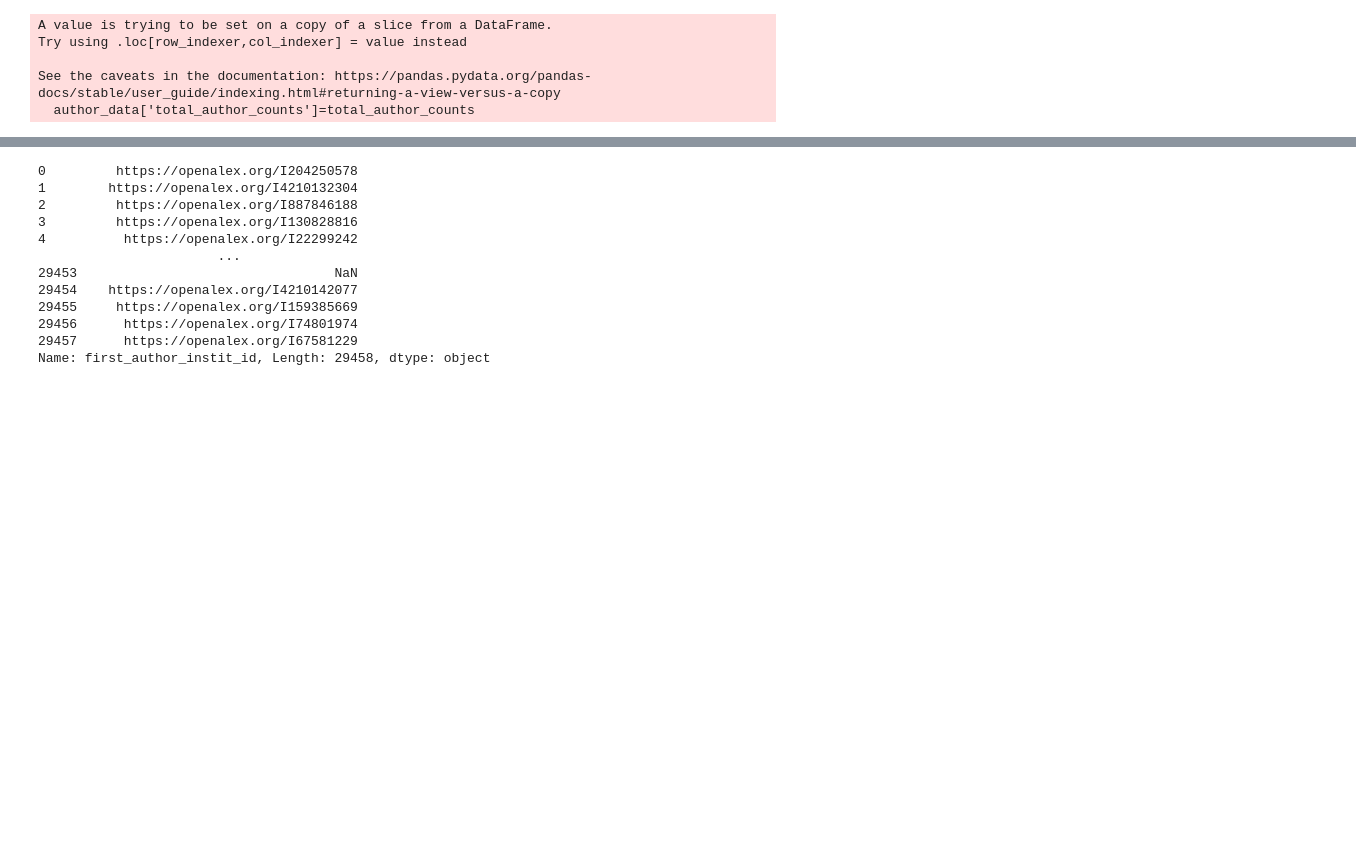
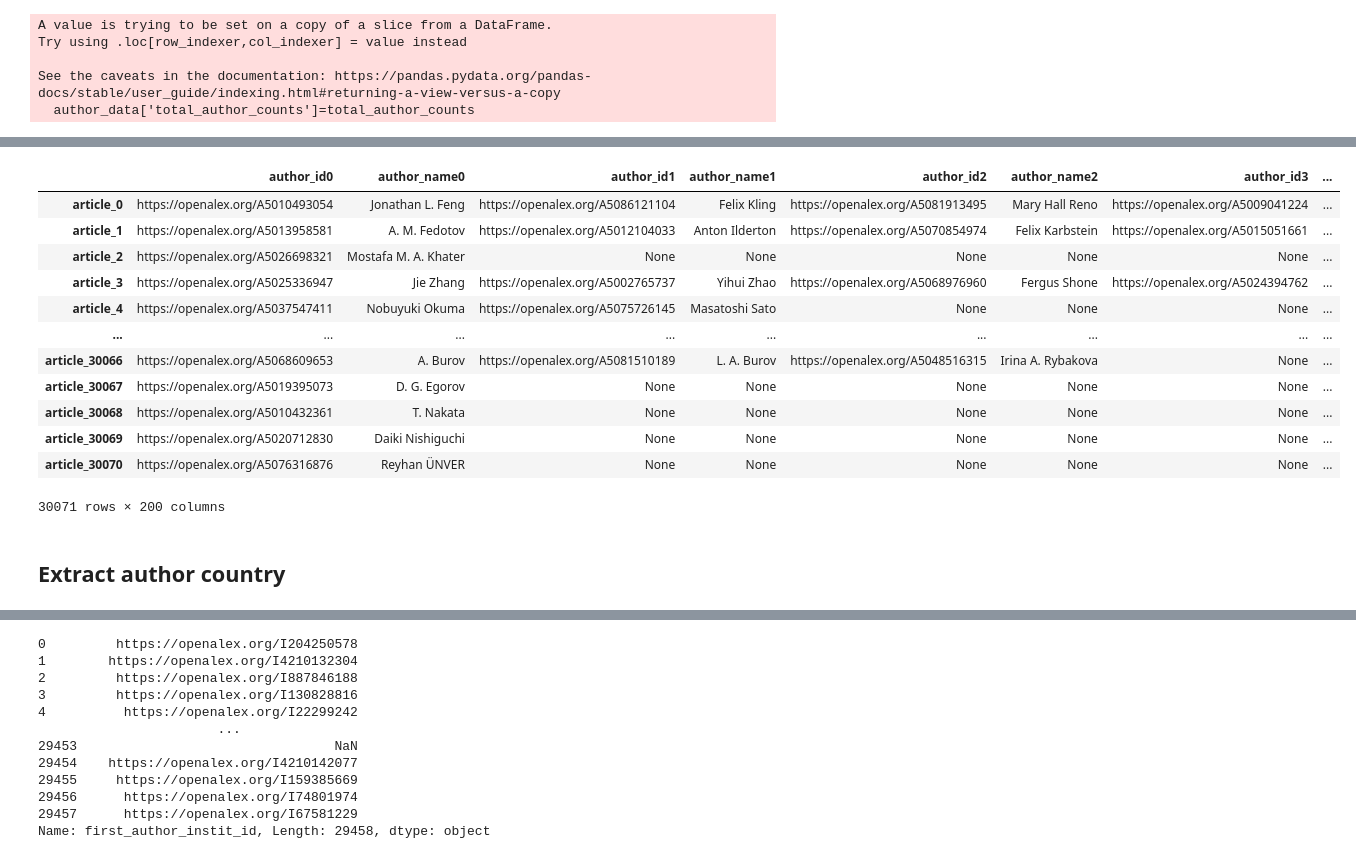
Before and after one commit to SINEBB/Thesis, a Jupyter notebook: Preliminary analysis 1.1.ipynb, the cells around one changed output, grey strips where cells are left out. Drawn from its saved outputs; the diff is of its cells as text; code cells hidden in the pictures; blank space fills up the shorter version.

```diff
--- a/Preliminary analysis 1.1.ipynb
+++ b/Preliminary analysis 1.1.ipynb
@@ -136,0 +289,22 @@ authorships=authorships.add_prefix('author_position_')
+# %%
+all_authors_infos = pd.concat([all_authors_infos[i].apply(pd.Series) for i in range(len(authorship_positions))], axis=1)
+# %%
+all_authors_infos=all_authors_infos.fillna(value='None')
+# %%
+all_authors_infos
+# %% [output]
+|  | author_id0 | author_name0 | author_id1 | author_name1 | author_id2 | author_name2 | author_id3 | ... |
+| article_0 | https://openalex.org/A5010493054 | Jonathan L. Feng | https://openalex.org/A5086121104 | Felix Kling | https://openalex.org/A5081913495 | Mary Hall Reno | https://openalex.org/A5009041224 | ... |
+| article_1 | https://openalex.org/A5013958581 | A. M. Fedotov | https://openalex.org/A5012104033 | Anton Ilderton | https://openalex.org/A5070854974 | Felix Karbstein | https://openalex.org/A5015051661 | ... |
+| article_2 | https://openalex.org/A5026698321 | Mostafa M. A. Khater | None | None | None | None | None | ... |
+| article_3 | https://openalex.org/A5025336947 | Jie Zhang | https://openalex.org/A5002765737 | Yihui Zhao | https://openalex.org/A5068976960 | Fergus Shone | https://openalex.org/A5024394762 | ... |
+| article_4 | https://openalex.org/A5037547411 | Nobuyuki Okuma | https://openalex.org/A5075726145 | Masatoshi Sato | None | None | None | ... |
+| ... | ... | ... | ... | ... | ... | ... | ... | ... |
+| article_30066 | https://openalex.org/A5068609653 | A. Burov | https://openalex.org/A5081510189 | L. A. Burov | https://openalex.org/A5048516315 | Irina A. Rybakova | None | ... |
+| article_30067 | https://openalex.org/A5019395073 | D. G. Egorov | None | None | None | None | None | ... |
+| article_30068 | https://openalex.org/A5010432361 | T. Nakata | None | None | None | None | None | ... |
+| article_30069 | https://openalex.org/A5020712830 | Daiki Nishiguchi | None | None | None | None | None | ... |
+| article_30070 | https://openalex.org/A5076316876 | Reyhan ÜNVER | None | None | None | None | None | ... |
+30071 rows × 200 columns
+# %% [markdown]
+## Extract author country
```
Also changed, not shown: parts of 88 cells of this notebook.
